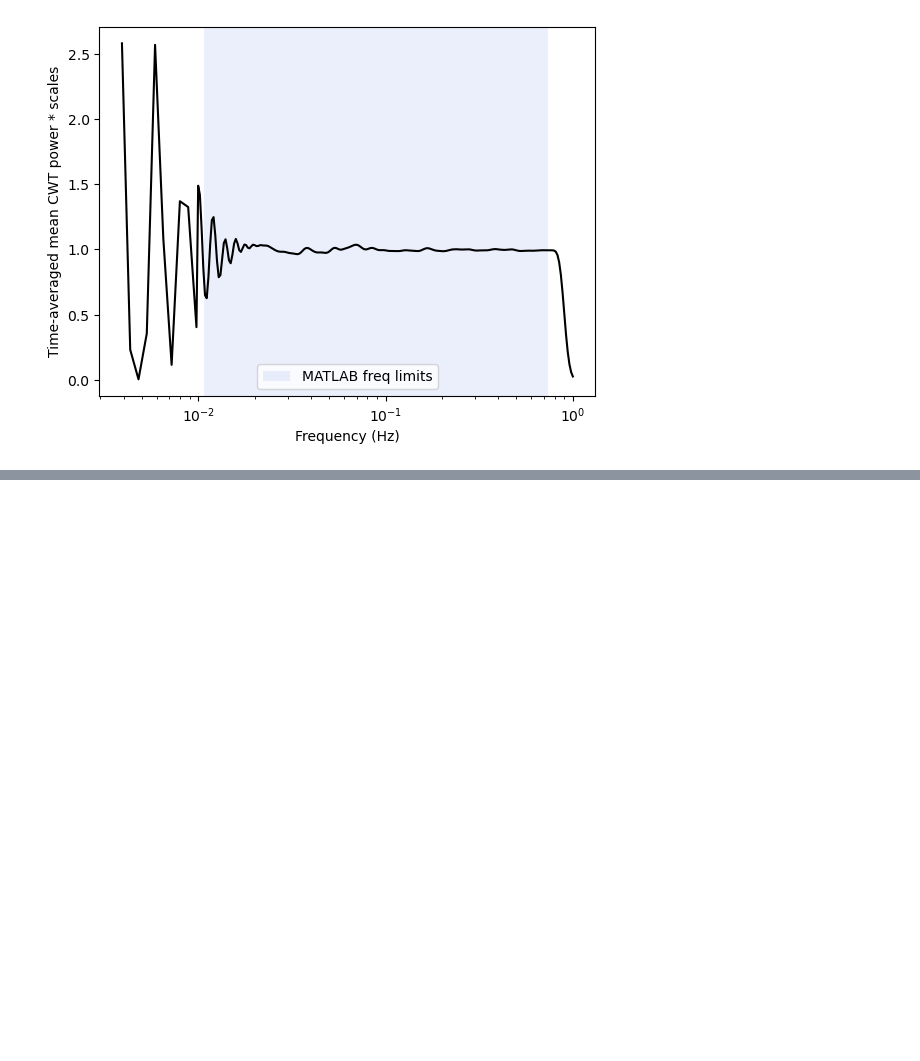
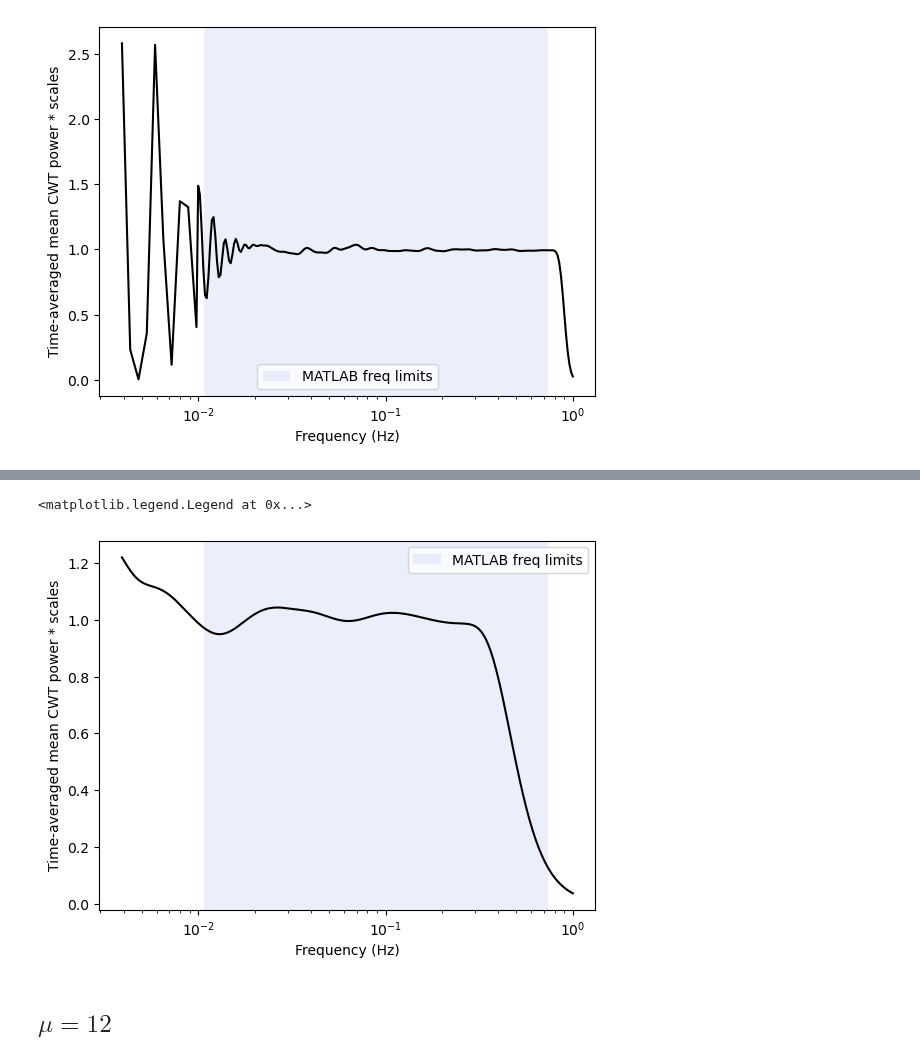
Before and after one commit to Maliboue/time_freq_lib, a Jupyter notebook: examples/check_cwt/cwt_of_white_noise-ssqueezepy.ipynb, the cells around one changed output, grey strips where cells are left out. Saved outputs shown, nothing was run; the diff lists cells and outputs as text; code cells hidden in the pictures; blank space fills up the shorter version.

```diff
--- a/examples/check_cwt/cwt_of_white_noise-ssqueezepy.ipynb
+++ b/examples/check_cwt/cwt_of_white_noise-ssqueezepy.ipynb
@@ -52,0 +79,11 @@ plt.legend()
+# %%
+plt.semilogx(freqs, ps_mean*scales, color='k')
+plt.xlabel('Frequency (Hz)')
+plt.ylabel('Time-averaged mean CWT power * scales')
+plt.axvspan(_freq_min_matlab, _freq_max_matlab, color='royalblue', alpha=0.1, label='MATLAB freq limits', lw=0)
+plt.legend()
+# %% [output]
+<matplotlib.legend.Legend at 0x...>
+[figure, added]
+# %% [markdown]
+## $\mu=12$
```
Also changed, not shown: parts of 12 cells of this notebook.
